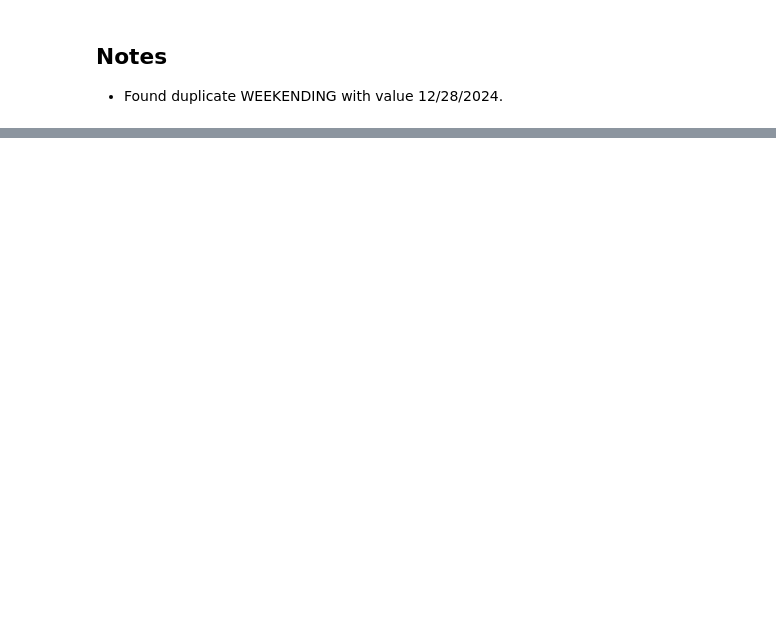
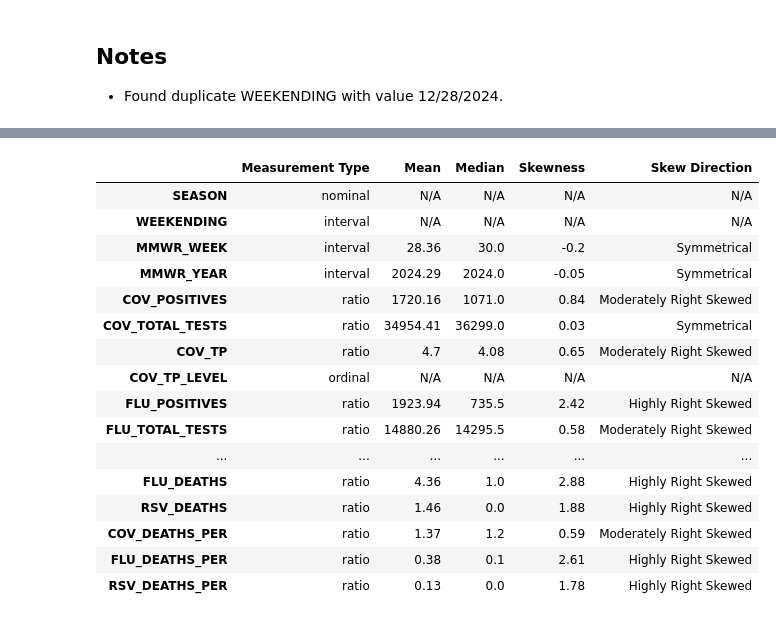
Before and after one commit to ianbunag/cmpe-255-data-mining-project, a Jupyter notebook: 03-08-eda-respiratory-virus-dashboard.ipynb, the cells around one changed output, grey strips where cells are left out. Cells and saved outputs as stored; diff of their text form; code cells hidden in the pictures; blank space fills up the shorter version.

```diff
--- a/03-08-eda-respiratory-virus-dashboard.ipynb
+++ b/03-08-eda-respiratory-virus-dashboard.ipynb
@@ -228,0 +232,62 @@ pd.DataFrame({
+# %%
+rv_assessment = rv.copy()
+
+rv_mean = {}
+rv_median = {}
+rv_skew ={}
+rv_skew_direction = {}
+
+for key in rv_assessment.columns:
+    # Calculate median
+    if rv_assessment[key].dtype == 'object':
+        rv_median[key] = 'N/A'
+        rv_mean[key] = 'N/A'
+        rv_skew[key] = 'N/A'
+        rv_skew_direction[key] = 'N/A'
+        continue
+
+    mean = round(rv_assessment[key].mean(), 2)
+    rv_mean[key] = mean
+
+    median = round(rv_assessment[key].median(), 2)
+    rv_median[key] = median
+
+    skew = round(rv_assessment[key].skew(), 2)
+    rv_skew[key] = skew
+
+    if -0.5 <= skew <= 0.5:
+        rv_skew_direction[key] = 'Symmetrical' # Mean = Median
+    elif -1 <= skew < -0.5:
+        rv_skew_direction[key] = 'Moderately Left Skewed' # Mean < Median
+    elif skew < -1:
+        rv_skew_direction[key] = 'Highly Left Skewed' # Mean < Median
+    elif 0.5 < skew <= 1:
+        rv_skew_direction[key] = 'Moderately Right Skewed' # Mean > Median
+    elif skew > 1:
+        rv_skew_direction[key] = 'Highly Right Skewed' # Mean > Median
+
+pd.DataFrame({
+    'Measurement Type': rv_measurements,
+    'Mean': rv_mean,
+    'Median': rv_median,
+    'Skewness': rv_skew,
+    'Skew Direction': rv_skew_direction
+})
+# %% [output]
+|  | Measurement Type | Mean | Median | Skewness | Skew Direction |
+| SEASON | nominal | N/A | N/A | N/A | N/A |
+| WEEKENDING | interval | N/A | N/A | N/A | N/A |
+| MMWR_WEEK | interval | 28.36 | 30.0 | -0.2 | Symmetrical |
+| MMWR_YEAR | interval | 2024.29 | 2024.0 | -0.05 | Symmetrical |
+| COV_POSITIVES | ratio | 1720.16 | 1071.0 | 0.84 | Moderately Right Skewed |
+| COV_TOTAL_TESTS | ratio | 34954.41 | 36299.0 | 0.03 | Symmetrical |
+| COV_TP | ratio | 4.7 | 4.08 | 0.65 | Moderately Right Skewed |
+| COV_TP_LEVEL | ordinal | N/A | N/A | N/A | N/A |
+| FLU_POSITIVES | ratio | 1923.94 | 735.5 | 2.42 | Highly Right Skewed |
+| FLU_TOTAL_TESTS | ratio | 14880.26 | 14295.5 | 0.58 | Moderately Right Skewed |
+| ... | ... | ... | ... | ... | ... |
+| FLU_DEATHS | ratio | 4.36 | 1.0 | 2.88 | Highly Right Skewed |
+| RSV_DEATHS | ratio | 1.46 | 0.0 | 1.88 | Highly Right Skewed |
+| COV_DEATHS_PER | ratio | 1.37 | 1.2 | 0.59 | Moderately Right Skewed |
+| FLU_DEATHS_PER | ratio | 0.38 | 0.1 | 2.61 | Highly Right Skewed |
+| RSV_DEATHS_PER | ratio | 0.13 | 0.0 | 1.78 | Highly Right Skewed |
```
Also changed, not shown: parts of 1 cell of this notebook, 1 other file.
